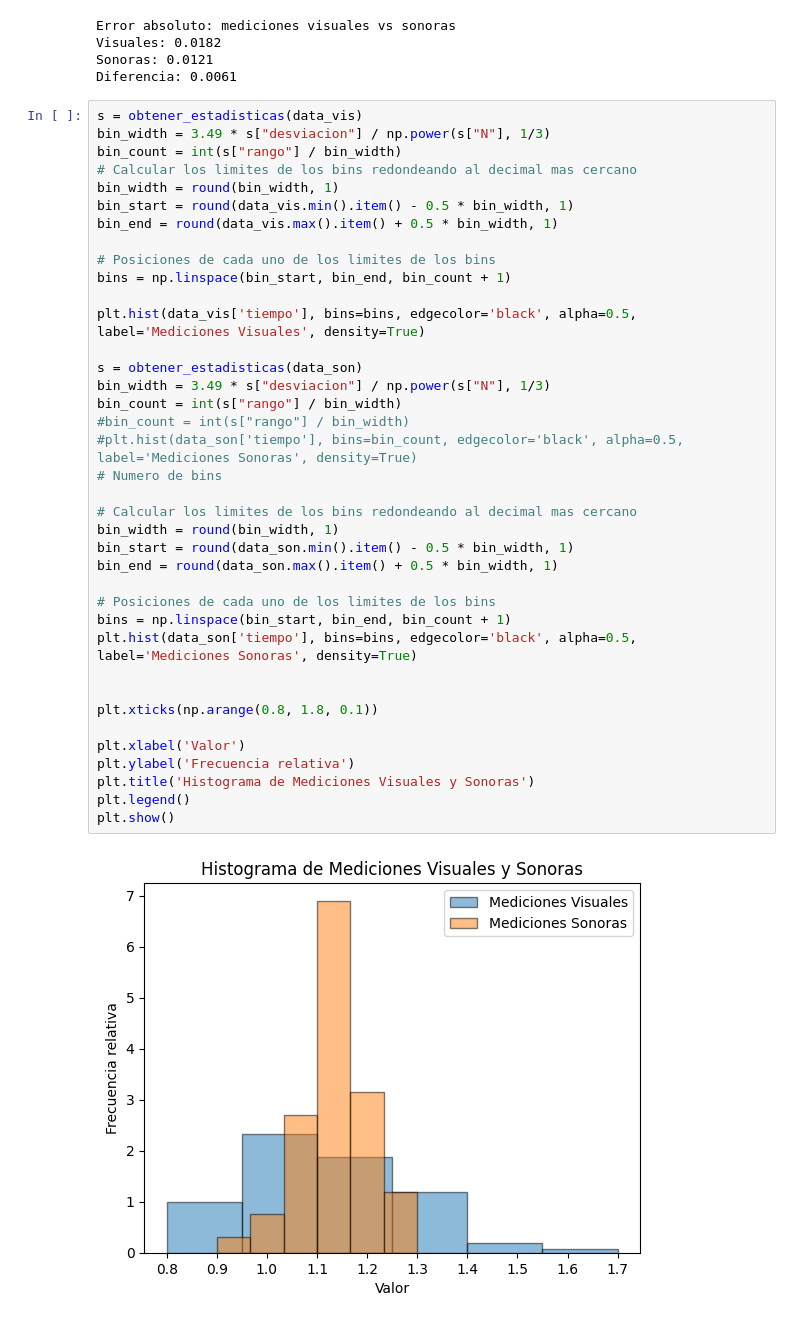
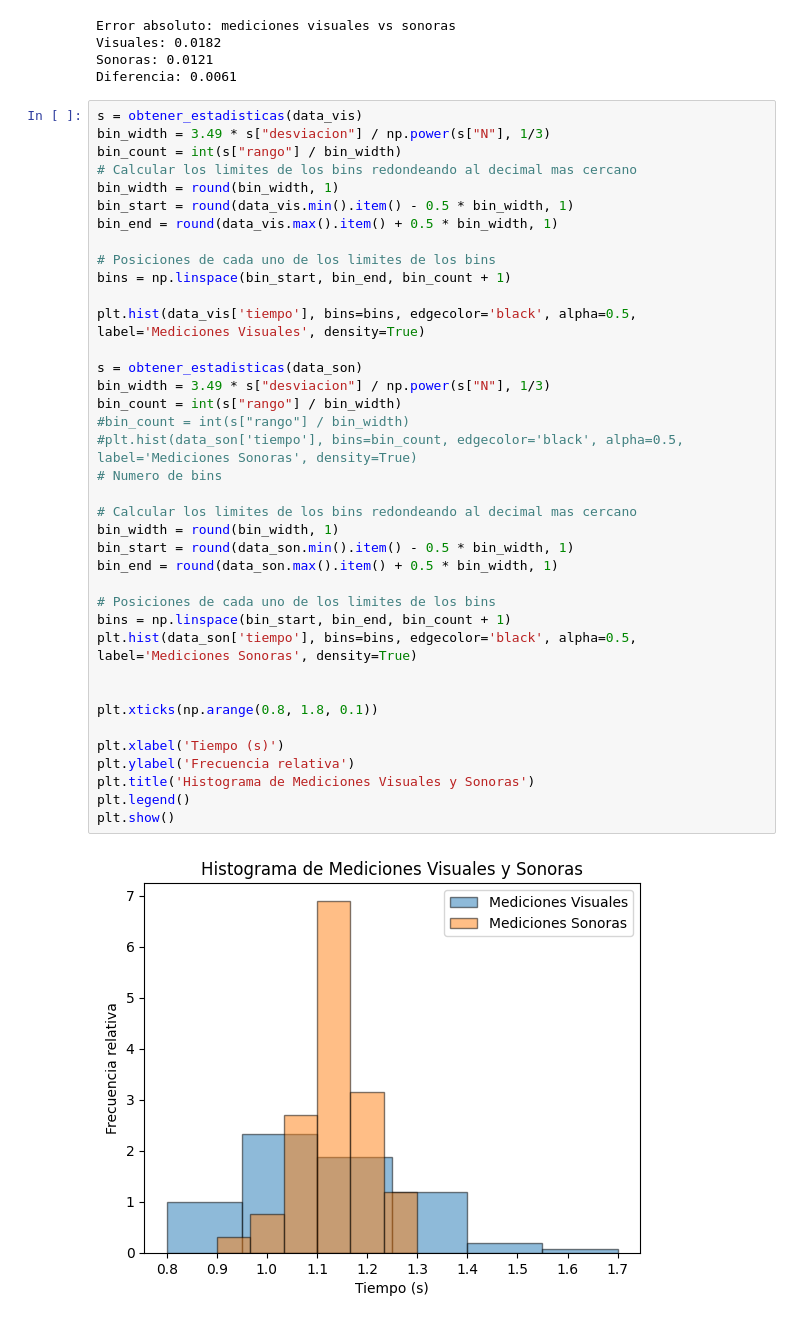
Before and after one commit to LecJackS/Mecanica-y-Termodinamica-2024-1C, a Jupyter notebook: Laboratorios/Labo01/Labo01.ipynb, the cells around one changed output. Cells and saved outputs as stored; diff of their text form.

Commit message:
Actualizado eje x de los histogramas

```diff
--- a/Laboratorios/Labo01/Labo01.ipynb
+++ b/Laboratorios/Labo01/Labo01.ipynb
@@ -238,32 +238,32 @@ bin_end = round(data_vis.max().item() + 0.5 * bin_width, 1)
 
 # Posiciones de cada uno de los limites de los bins
 bins = np.linspace(bin_start, bin_end, bin_count + 1)
 
 plt.hist(data_vis['tiempo'], bins=bins, edgecolor='black', alpha=0.5, label='Mediciones Visuales', density=True)
 
 s = obtener_estadisticas(data_son)
 bin_width = 3.49 * s["desviacion"] / np.power(s["N"], 1/3)
 bin_count = int(s["rango"] / bin_width)
 #bin_count = int(s["rango"] / bin_width)
 #plt.hist(data_son['tiempo'], bins=bin_count, edgecolor='black', alpha=0.5, label='Mediciones Sonoras', density=True)
 # Numero de bins
 
 # Calcular los limites de los bins redondeando al decimal mas cercano
 bin_width = round(bin_width, 1)
 bin_start = round(data_son.min().item() - 0.5 * bin_width, 1)
 bin_end = round(data_son.max().item() + 0.5 * bin_width, 1)
 
 # Posiciones de cada uno de los limites de los bins
 bins = np.linspace(bin_start, bin_end, bin_count + 1)
 plt.hist(data_son['tiempo'], bins=bins, edgecolor='black', alpha=0.5, label='Mediciones Sonoras', density=True)
 
 
 plt.xticks(np.arange(0.8, 1.8, 0.1))
 
-plt.xlabel('Valor')
+plt.xlabel('Tiempo (s)')
 plt.ylabel('Frecuencia relativa')
 plt.title('Histograma de Mediciones Visuales y Sonoras')
 plt.legend()
 plt.show()
 # %% [output]
-[figure, old version]
+[figure, new version]
```
Also changed, not shown: parts of 7 cells of this notebook.
